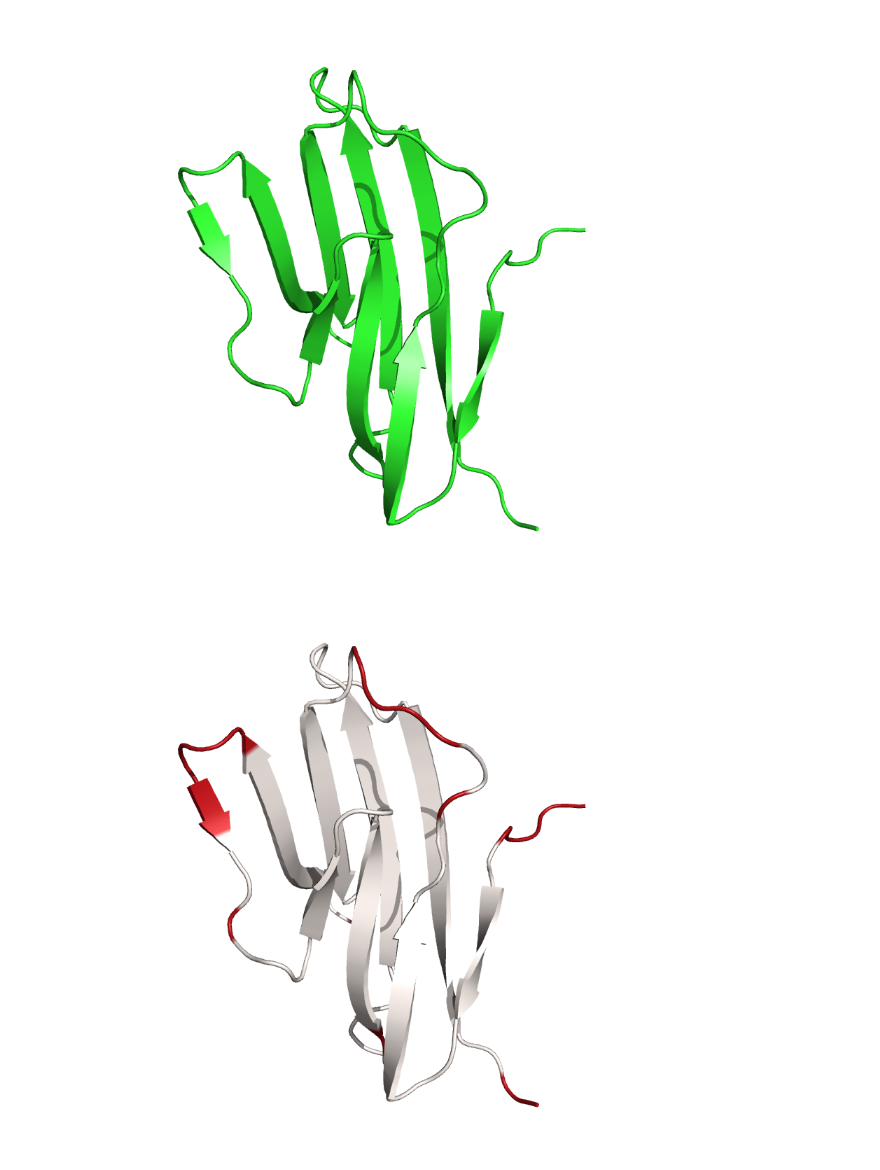
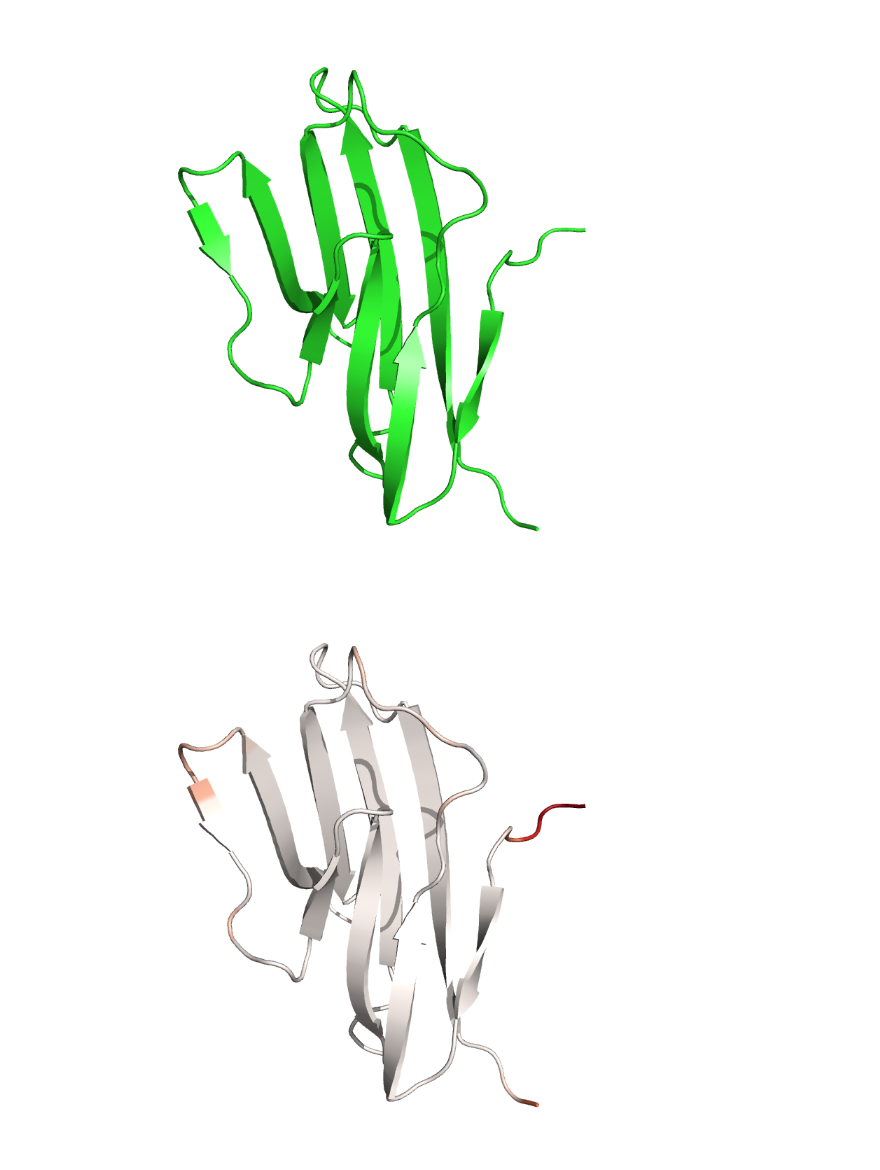
Before and after one commit to biotite-dev/ammolite, a Jupyter notebook: doc/examples/flexibility.ipynb, the cells around one changed output. Cells and saved outputs as stored; diff of their text form; code cells hidden in the pictures.

```diff
--- a/doc/examples/flexibility.ipynb
+++ b/doc/examples/flexibility.ipynb
@@ -38,18 +43,21 @@ ammolite.show(PNG_SIZE, pymol_instance=pymol_app)
 # %%
 # Use RMSF between NMR models as measure of flexibility
 rmsf = struc.rmsf(struc.average(cd2), cd2)
+# Use logarithmic scale
+log_rmsf = np.log(rmsf)
 # Set maximum value for a CA to 1.0
-flexibility = rmsf / np.max(rmsf[cd2.atom_name == "CA"])
+flexibility = log_rmsf / np.max(log_rmsf[cd2.atom_name == "CA"])
 
 # Use a Matplotlib color map for flexibility coloring
+# Use discrete color 'steps'
 N_COLORS = 20
-cmap = plt.get_cmap("Reds_r")
-for threshold_flex in np.linspace(0.0, 1.0, N_COLORS):
+cmap = plt.get_cmap("Reds")
+for threshold_flex in np.linspace(1.0, 0.0, N_COLORS):
     # Discard alpha channel
     color = cmap(threshold_flex)[:3]
-    pymol_cd2.color(color, rmsf <= threshold_flex)
+    pymol_cd2.color(color, flexibility <= threshold_flex)
 ammolite.show(PNG_SIZE, pymol_instance=pymol_app)
 # %% [output]
-[figure, old version]
+[figure, new version]
 # %%
 pymol_app.stop()
```
Also changed, not shown: parts of 1 cell of this notebook, 3 other files.
